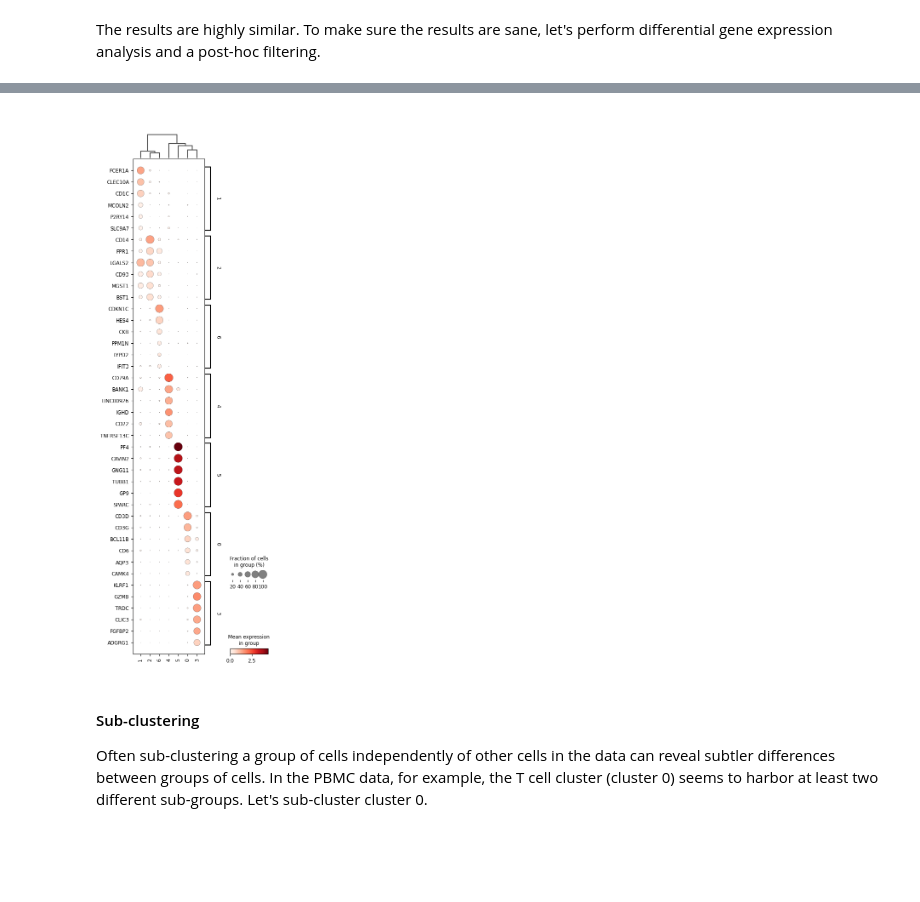
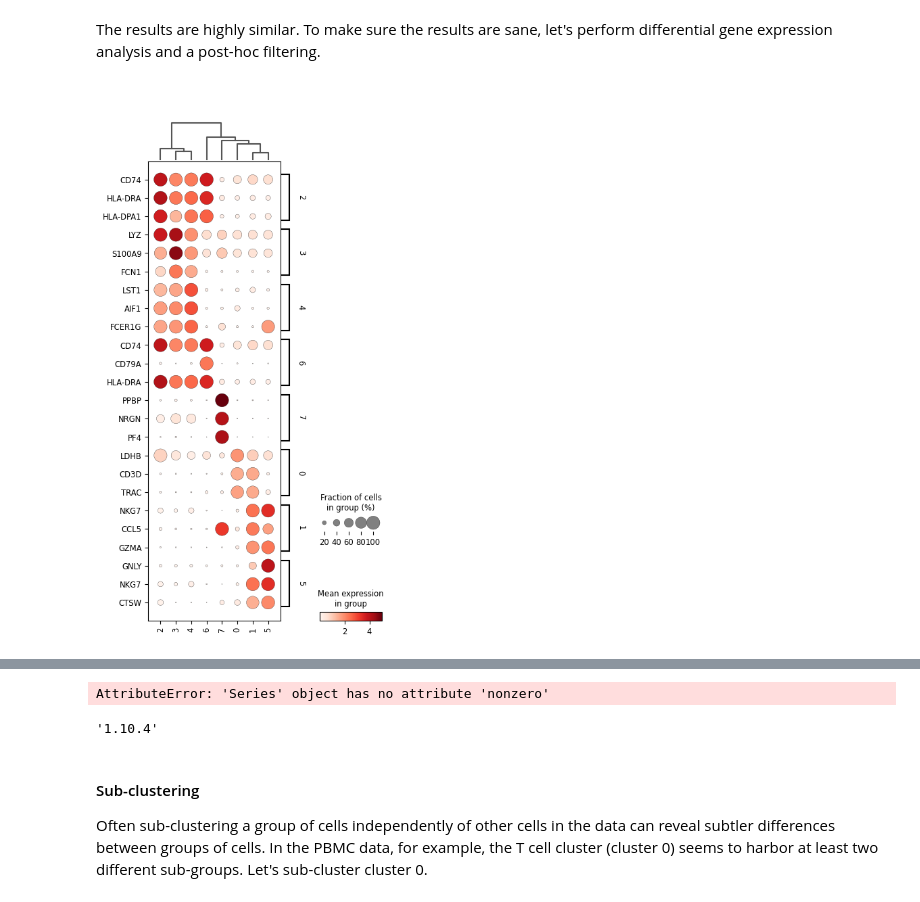
Before and after one commit to CahanLab/PySingleCellNet, a Jupyter notebook: docs/notebooks/cluster_alot.ipynb, the cells around one changed output, grey strips where cells are left out. Saved outputs shown, nothing was run; the diff lists cells and outputs as text; code cells hidden in the pictures; blank space fills up the shorter version.

```diff
--- a/docs/notebooks/cluster_alot.ipynb
+++ b/docs/notebooks/cluster_alot.ipynb
@@ -125,12 +126,11 @@ sc.pl.umap(adata, color=["autoc_pc20_pct1.00_s01_k10_res0.05", "cell_type"], alp
 # %% [markdown]
 The results are highly similar. To make sure the results are sane, let's perform differential gene expression analysis and a post-hoc filtering.
 # %%
-sc.tl.rank_genes_groups(adata, use_raw=False, groupby='autoc_pc20_pct1.00_s01_k10_res0.05', mask_var='highly_variable')
-minin = 0.20
-maxout = 0.05
-foldchange = 0.25
+adata.obs[gby] = pd.Categorical(adata.obs[gby])
 
-sc.tl.filter_rank_genes_groups(adata, min_fold_change=foldchange, min_in_group_fraction=minin, max_out_group_fraction=maxout, use_raw=False)
-
-sc.pl.rank_genes_groups_dotplot(adata, n_genes=6, groupby='autoc_pc20_pct1.00_s01_k10_res0.05', dendrogram=True, key='rank_genes_groups_filtered', swap_axes=True)
+sc.tl.rank_genes_groups(adata, use_raw=False, groupby=gby, mask_var='highly_variable')
+sc.pl.rank_genes_groups_dotplot(adata, n_genes=3, groupby=gby, dendrogram=True, swap_axes=True)
+import scipy, pandas
+print(scipy.__version__, pandas.__version__)
 # %% [output]
+[figure, new version]
@@ -138 +138,18 @@ WARNING: dendrogram data not found (using key=dendrogram_autoc_pc20_pct1.00_s01_
-[figure, old version]
+# %%
+minin = 0.1
+maxout = 0.1
+foldchange = 0.1
+
+adata.obs[gby] = pd.Categorical(adata.obs[gby])
+
+
+# adata.obs[gby] = adata.obs[gby].astype(str).astype('category')
+
+sc.tl.filter_rank_genes_groups(adata, min_fold_change=foldchange, min_in_group_fraction=minin, max_out_group_fraction=maxout, use_raw=False)
+# %% [output]
+AttributeError: 'Series' object has no attribute 'nonzero'
+# %%
+adata.obs[gby]
+sc.__version__
+# %% [output]
+'1.10.4'
```
Also changed, not shown: parts of 11 cells of this notebook, 32 other files.
